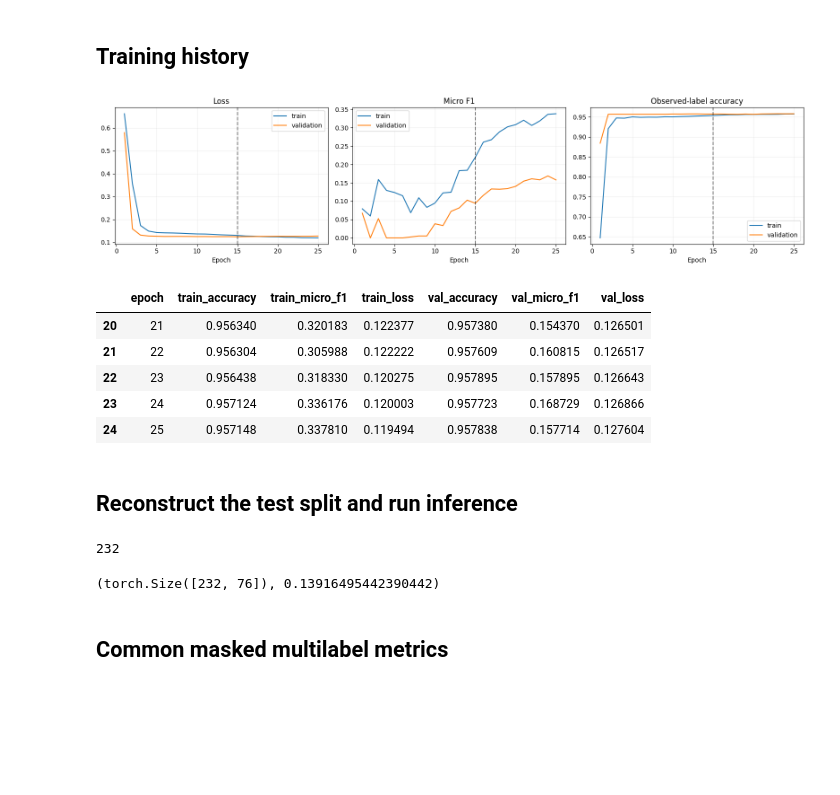
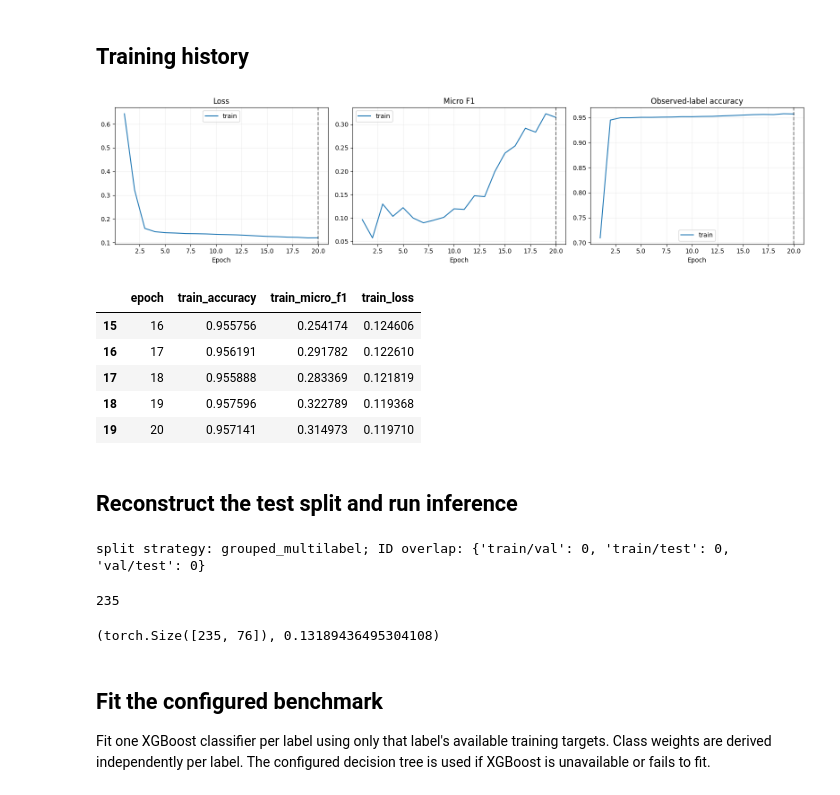
Before and after one commit to channguyen47/BMRA_modular_MLC, a Jupyter notebook: notebooks/02_classifier_assessment.ipynb, the cells around one changed output. Saved outputs shown, nothing was run; the diff lists cells and outputs as text; code cells hidden in the pictures; blank space fills up the shorter version.

```diff
--- a/notebooks/02_classifier_assessment.ipynb
+++ b/notebooks/02_classifier_assessment.ipynb
@@ -37,7 +41,7 @@ from src.training import build_loss
 ## Select and load one artifact
 # %%
 PROJECT_BASENAME = "bmra_student_project"
-RUN_ID = "b5874d285eb0"
+RUN_ID = "2480667c9a2c"
 
 artifact_dir = ROOT / "artifacts" / PROJECT_BASENAME / RUN_ID
 required_files = {
@@ -93,26 +128,27 @@ Name: value, dtype: object
 # %%
 fig, axes = plt.subplots(1, 3, figsize=(16, 4))
 for axis, metric, title in zip(
     axes, ["loss", "micro_f1", "accuracy"], ["Loss", "Micro F1", "Observed-label accuracy"]
 ):
     axis.plot(history["epoch"], history[f"train_{metric}"], label="train")
-    axis.plot(history["epoch"], history[f"val_{metric}"], label="validation")
+    if f"val_{metric}" in history:
+        axis.plot(history["epoch"], history[f"val_{metric}"], label="validation")
     if metrics.get("best_epoch") is not None:
         axis.axvline(metrics["best_epoch"], color="black", linestyle="--", alpha=0.5)
     axis.set(title=title, xlabel="Epoch")
     axis.grid(alpha=0.2)
     axis.legend()
 plt.tight_layout()
 plt.show()
 history.tail()
 # %% [output]
-[figure, old version]
+[figure, new version]
-|  | epoch | train_accuracy | train_micro_f1 | train_loss | val_accuracy | val_micro_f1 | val_loss |
-| 20 | 21 | 0.956340 | 0.320183 | 0.122377 | 0.957380 | 0.154370 | 0.126501 |
-| 21 | 22 | 0.956304 | 0.305988 | 0.122222 | 0.957609 | 0.160815 | 0.126517 |
-| 22 | 23 | 0.956438 | 0.318330 | 0.120275 | 0.957895 | 0.157895 | 0.126643 |
-| 23 | 24 | 0.957124 | 0.336176 | 0.120003 | 0.957723 | 0.168729 | 0.126866 |
-| 24 | 25 | 0.957148 | 0.337810 | 0.119494 | 0.957838 | 0.157714 | 0.127604 |
+|  | epoch | train_accuracy | train_micro_f1 | train_loss |
+| 15 | 16 | 0.955756 | 0.254174 | 0.124606 |
+| 16 | 17 | 0.956191 | 0.291782 | 0.122610 |
+| 17 | 18 | 0.955888 | 0.283369 | 0.121819 |
+| 18 | 19 | 0.957596 | 0.322789 | 0.119368 |
+| 19 | 20 | 0.957141 | 0.314973 | 0.119710 |
 # %% [markdown]
 ## Reconstruct the test split and run inference
 # %%
@@ -125,18 +161,50 @@ if missing_columns:
     raise ValueError(f"Columns missing from evaluation data: {sorted(missing_columns)}")
 
 split = framework["split"]
-train_idx, _, test_idx = split_indices(
-    len(frame), split["train"], split["val"], split["test"], split["seed"]
+train_idx, val_idx, test_idx = split_indices(
+    len(frame),
+    split["train"],
+    split["val"],
+    split["test"],
+    split["seed"],
+    frame=frame,
+    label_columns=label_columns,
+    strategy=split.get("strategy", "random"),
+    group_column=split.get("group_column"),
 )
-means, scales = fit_standardizer(frame.iloc[train_idx], feature_columns)
+diagnostic_group = split.get("group_column", "ID" if "ID" in frame else None)
+if diagnostic_group:
+    split_indices_by_name = {"train": train_idx, "val": val_idx, "test": test_idx}
+    split_groups = {
+        name: set(frame.iloc[indices][diagnostic_group])
+        for name, indices in split_indices_by_name.items()
+    }
+    group_overlap = {
+        "train/val": len(split_groups["train"] & split_groups["val"]),
+        "train/test": len(split_groups["train"] & split_groups["test"]),
+        "val/test": len(split_groups["val"] & split_groups["test"]),
+    }
+    print(
+        f"split strategy: {split.get('strategy', 'legacy random')}; "
+        f"{diagnostic_group} overlap: {group_overlap}"
+    )
+    if any(group_overlap.values()):
+        print("Warning: retrain this legacy artifact with grouped_multilabel splitting.")
+development_idx = np.sort(np.concatenate([train_idx, val_idx]))
+fit_idx = development_idx if cv_metrics.get("enabled") else train_idx
+means, scales = fit_standardizer(frame.iloc[fit_idx], feature_columns)
+train_data = make_dataset(frame.iloc[fit_idx], feature_columns, label_columns, means, scales)
 test_data = make_dataset(frame.iloc[test_idx], feature_columns, label_columns, means, scales)
-test_loader = DataLoader(test_data, batch_size=framework["training"]["batch_size"])
+test_loader = DataLoader(
+    test_data, batch_size=selected_framework["training"]["batch_size"]
+)
 len(test_data)
 # %% [output]
-232
+split strategy: grouped_multilabel; ID overlap: {'train/val': 0, 'train/test': 0, 'val/test': 0}
+235
 # %%
 device = torch.device("cuda" if torch.cuda.is_available() else "cpu")
-model = build_model(framework, project).to(device)
+model = build_model(selected_framework, project).to(device)
 model.load_state_dict(torch.load(artifact_dir / "model.pt", map_location=device, weights_only=True))
 model.eval()
 criterion = build_loss(framework["loss"]).to(device)
@@ -153,10 +221,16 @@ logits = torch.cat(all_logits)
 targets = torch.cat(all_targets)
 availability = torch.cat(all_masks).bool()
 probabilities = torch.sigmoid(logits)
-predictions = probabilities >= 0.5
+threshold_by_label = cv_metrics.get("label_thresholds", {})
+decision_thresholds = torch.tensor(
+    [threshold_by_label.get(label, 0.5) for label in label_columns]
+)
+predictions = probabilities >= decision_thresholds
 test_loss = criterion(logits, targets, availability).item()
 logits.shape, test_loss
 # %% [output]
-(torch.Size([232, 76]), 0.13916495442390442)
+(torch.Size([235, 76]), 0.13189436495304108)
-# %% [markdown]
-## Common masked multilabel metrics
+# %% [markdown]
+## Fit the configured benchmark
+
+Fit one XGBoost classifier per label using only that label's available training targets. Class weights are derived independently per label. The configured decision tree is used if XGBoost is unavailable or fails to fit.
```
Also changed, not shown: parts of 15 cells of this notebook, 16 other files.
